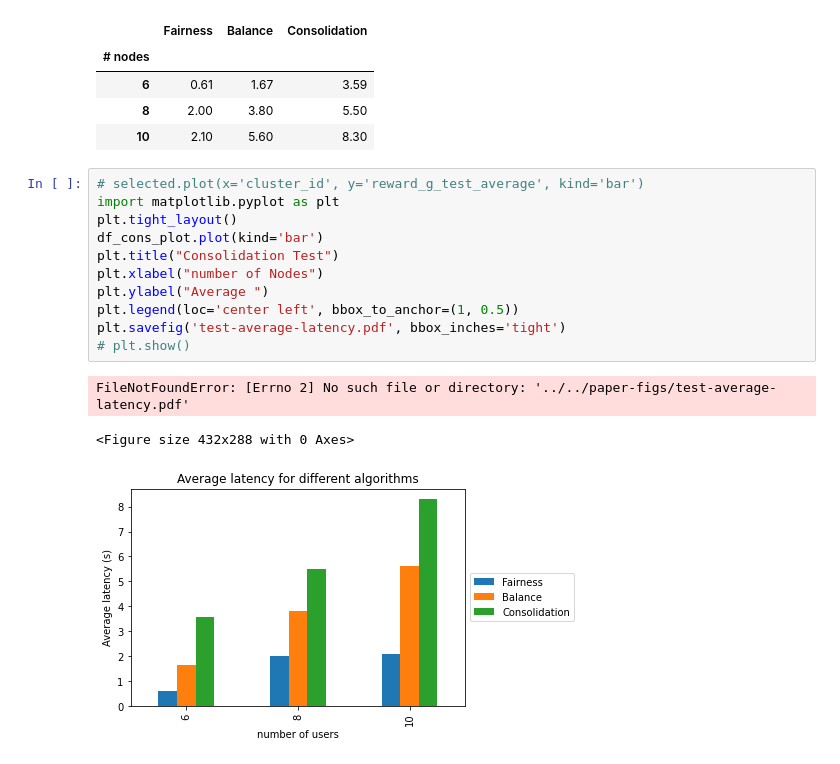
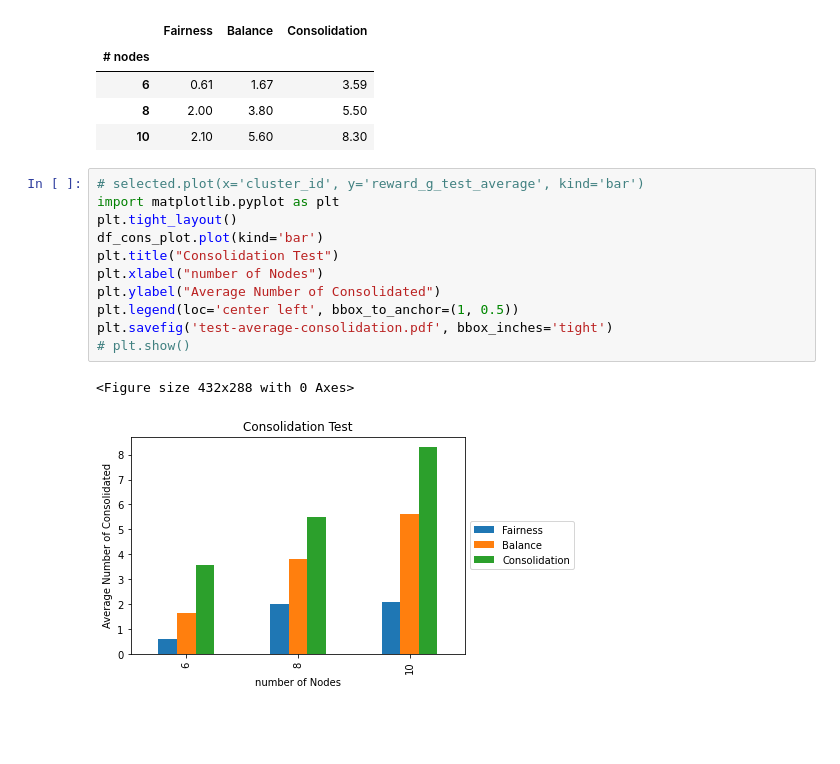
Before and after one commit to saeid93/smart-kube, a Jupyter notebook: experiments/analysis/analysis_test.ipynb, the cells around one changed output. Drawn from its saved outputs; the diff is of its cells as text; blank space fills up the shorter version.

```diff
--- a/experiments/analysis/analysis_test.ipynb
+++ b/experiments/analysis/analysis_test.ipynb
@@ -197,15 +198,14 @@ df_cons_plot
 # %%
 # selected.plot(x='cluster_id', y='reward_g_test_average', kind='bar')
 import matplotlib.pyplot as plt
 plt.tight_layout()
 df_cons_plot.plot(kind='bar')
 plt.title("Consolidation Test")
 plt.xlabel("number of Nodes")
-plt.ylabel("Average ")
+plt.ylabel("Average Number of Consolidated")
 plt.legend(loc='center left', bbox_to_anchor=(1, 0.5))
-plt.savefig('test-average-latency.pdf', bbox_inches='tight')
+plt.savefig('test-average-consolidation.pdf', bbox_inches='tight')
 # plt.show()
 # %% [output]
-FileNotFoundError: [Errno 2] No such file or directory: '../../paper-figs/test-average-latency.pdf'
+<Figure size 432x288 with 0 Axes>
-<Figure size 432x288 with 0 Axes>
-[figure, old version]
+[figure, new version]
```
Also changed, not shown: parts of 4 cells of this notebook, 8 other files.
